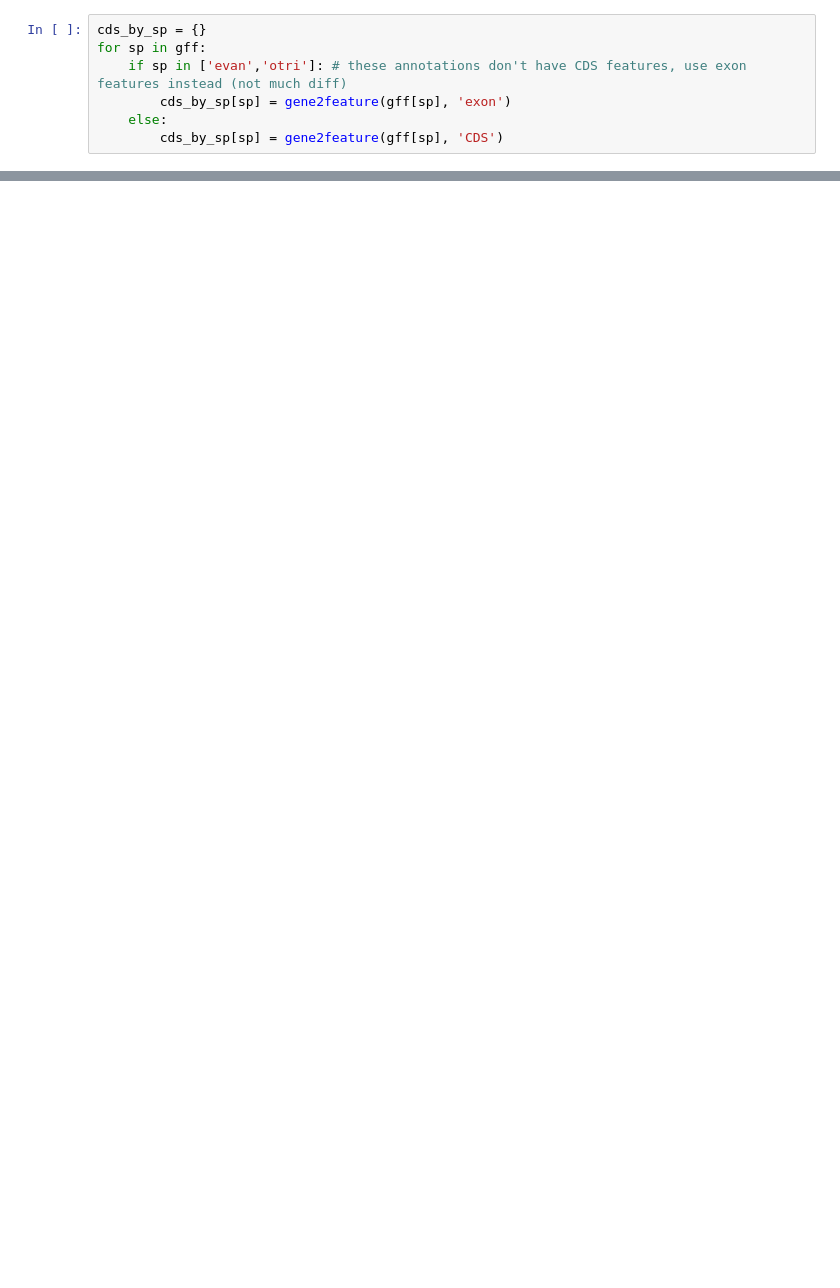
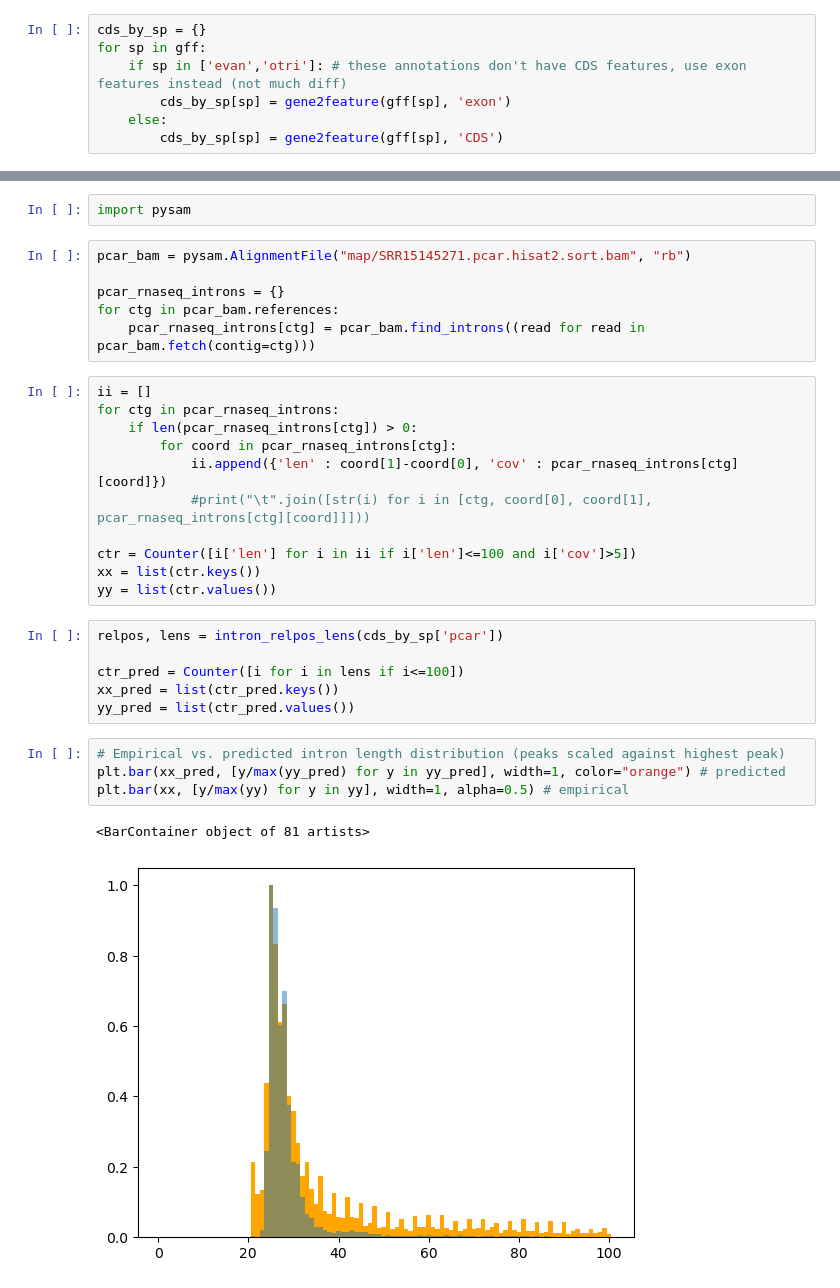
Before and after one commit to Swart-lab/ciliate-introns, a Jupyter notebook: ciliate_intron_distribution.ipynb, the cells around one changed output, grey strips where cells are left out. Saved outputs shown, nothing was run; the diff lists cells and outputs as text; blank space fills up the shorter version.

Commit message:
Add Loxodes; check Pseudokeronopsis RNAseq mapping

```diff
--- a/ciliate_intron_distribution.ipynb
+++ b/ciliate_intron_distribution.ipynb
@@ -197,0 +212,32 @@ plt.bar(xx3, yy3, width=1, fill='red')
+# %%
+import pysam
+# %%
+pcar_bam = pysam.AlignmentFile("map/SRR15145271.pcar.hisat2.sort.bam", "rb")
+
+pcar_rnaseq_introns = {}
+for ctg in pcar_bam.references:
+    pcar_rnaseq_introns[ctg] = pcar_bam.find_introns((read for read in pcar_bam.fetch(contig=ctg)))
+# %%
+ii = []
+for ctg in pcar_rnaseq_introns:
+    if len(pcar_rnaseq_introns[ctg]) > 0:
+        for coord in pcar_rnaseq_introns[ctg]:
+            ii.append({'len' : coord[1]-coord[0], 'cov' : pcar_rnaseq_introns[ctg][coord]})
+            #print("\t".join([str(i) for i in [ctg, coord[0], coord[1], pcar_rnaseq_introns[ctg][coord]]]))
+
+ctr = Counter([i['len'] for i in ii if i['len']<=100 and i['cov']>5])
+xx = list(ctr.keys())
+yy = list(ctr.values())
+# %%
+relpos, lens = intron_relpos_lens(cds_by_sp['pcar'])
+
+ctr_pred = Counter([i for i in lens if i<=100])
+xx_pred = list(ctr_pred.keys())
+yy_pred = list(ctr_pred.values())
+# %%
+# Empirical vs. predicted intron length distribution (peaks scaled against highest peak)
+plt.bar(xx_pred, [y/max(yy_pred) for y in yy_pred], width=1, color="orange") # predicted
+plt.bar(xx, [y/max(yy) for y in yy], width=1, alpha=0.5) # empirical
+# %% [output]
+<BarContainer object of 81 artists>
+[figure, added]
```
Also changed, not shown: parts of 16 cells of this notebook.
